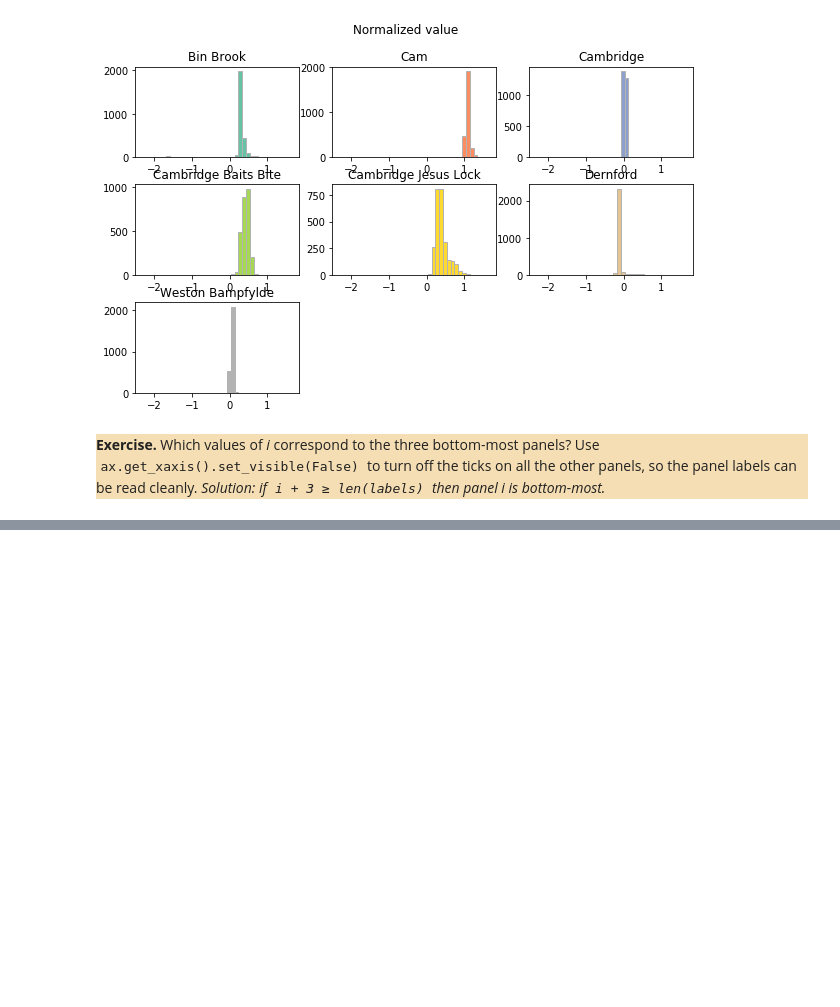
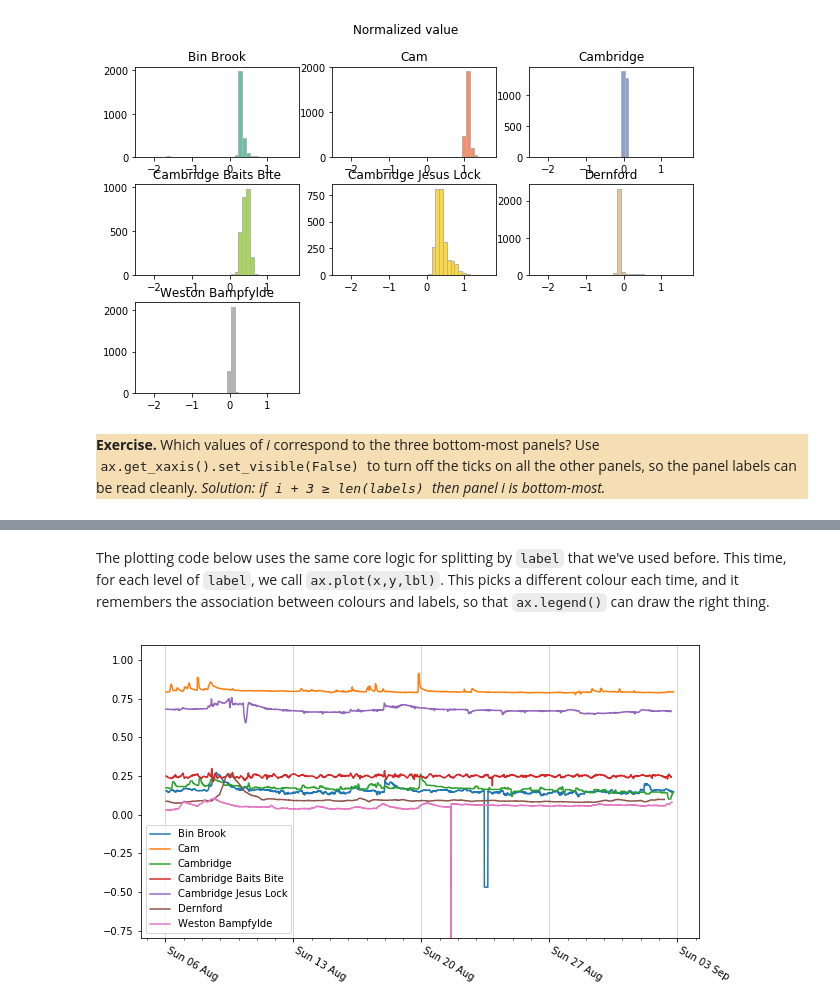
Before and after one commit to damonjw/scicomp, a Jupyter notebook: 3. Working with data.ipynb, the cells around one changed output, grey strips where cells are left out. Saved outputs shown, nothing was run; the diff lists cells and outputs as text; code cells hidden in the pictures; blank space fills up the shorter version.

```diff
--- a/3. Working with data.ipynb
+++ b/3. Working with data.ipynb
@@ -430,8 +379,0 @@ pandas.DataFrame(crosstab(flood, ['label','measure_id']))
-# %%
-# Question. Is there one label/measure_id per town:river?
-x = crosstab(flood, ['town','river','measure_id'])
-y = crosstab(x, ['town','river'], countlabel='num_measures')
-i = pandas.MultiIndex.from_arrays([y['town'], y['river']])
-z1 = pandas.Series(y['num_measures'], index=i)
-z2 = z1.unstack(1, fill_value=0)
-z1
@@ -473,0 +400,27 @@ pandas.DataFrame(flood).pivot_table()
+# %% [markdown]
+The plotting code below uses the same core logic for splitting by `label` that we've used before. This time, for each level of `label`, we call `ax.plot(x,y,lbl)`. This picks a different colour each time, and it remembers the association between colours and labels, so that `ax.legend()` can draw the right thing.
+# %%
+labels = np.unique(flood['label'])
+
+# Set the plot size to be 10x6 nominal inches, for this plot only.
+# See https://matplotlib.org/users/customizing.html for more customization options.
+with matplotlib.rc_context({'figure.figsize': [10,6]}):
+
+    fig,ax = plt.subplots()
+    for lbl in labels:
+        i = flood['label'] == lbl
+        t,v = flood['t2'][i], flood['value'][i]
+        # Sort the readings by time, because otherwise the line could go back and forth across the plot
+        j = np.argsort(t)
+        ax.plot(t[j], v[j], linestyle='-', label=lbl)
+    ax.legend()
+
+    # Date axis tweaking taken from https://matplotlib.org/examples/api/date_demo.html
+    ax.xaxis.set_major_locator(matplotlib.dates.WeekdayLocator(byweekday=matplotlib.dates.MO, tz=local_tz))
+    ax.xaxis.set_minor_locator(matplotlib.dates.DayLocator(tz=local_tz))
+    ax.xaxis.set_major_formatter(matplotlib.dates.DateFormatter('%a %d %b'))
+    ax.set_ylim(-0.8, 1.1)
+    ax.grid(True, axis='x', color='0.8')
+    fig.autofmt_xdate(bottom=0.2, rotation=-30, ha='left')
+# %% [output]
+[figure, added]
```
Also changed, not shown: parts of 61 cells of this notebook, 14 other files.
